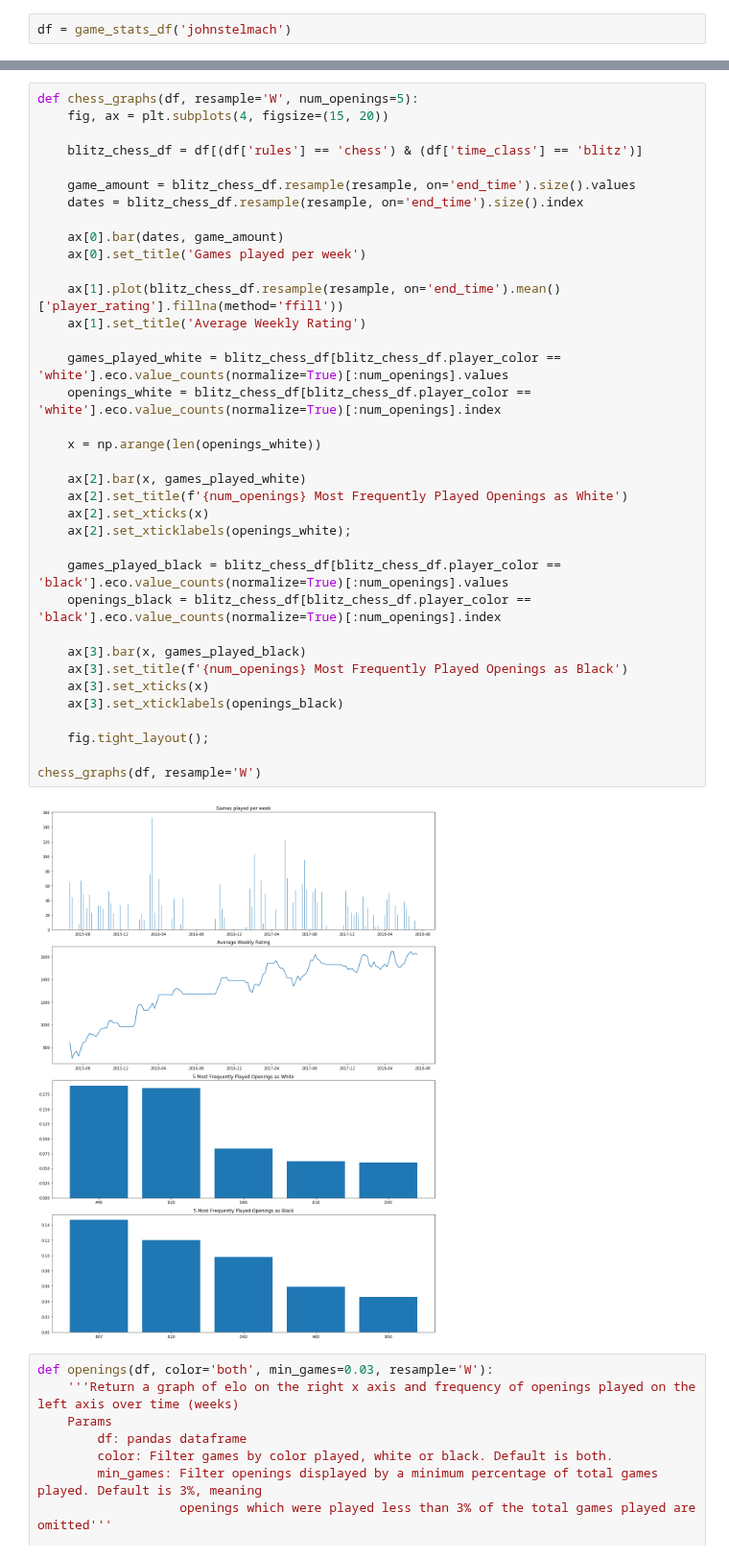
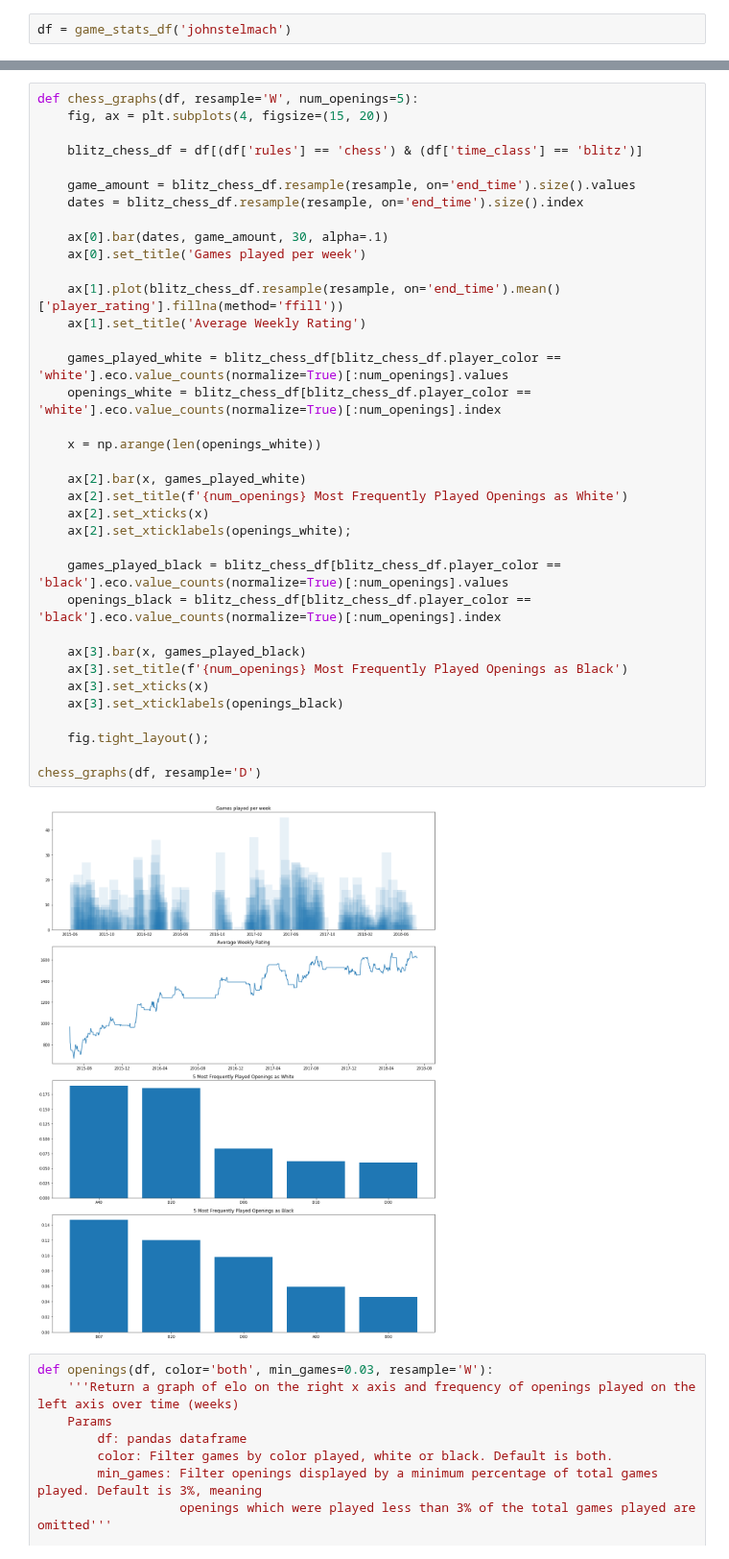
Before and after one commit to Bmcgarry194/ChessStyle, a Jupyter notebook: src/player_stats.ipynb, the cells around one changed output, grey strips where cells are left out. Shown at 96% size. Drawn from its saved outputs; the diff is of its cells as text.

Commit message:
changed chess_graphs

```diff
--- a/src/player_stats.ipynb
+++ b/src/player_stats.ipynb
@@ -135,36 +133,36 @@ def chess_graphs(df, resample='W', num_openings=5):
 
     game_amount = blitz_chess_df.resample(resample, on='end_time').size().values
     dates = blitz_chess_df.resample(resample, on='end_time').size().index
 
-    ax[0].bar(dates, game_amount)
+    ax[0].bar(dates, game_amount, 30, alpha=.1)
     ax[0].set_title('Games played per week')
 
     ax[1].plot(blitz_chess_df.resample(resample, on='end_time').mean()['player_rating'].fillna(method='ffill'))
     ax[1].set_title('Average Weekly Rating')
 
     games_played_white = blitz_chess_df[blitz_chess_df.player_color == 'white'].eco.value_counts(normalize=True)[:num_openings].values
     openings_white = blitz_chess_df[blitz_chess_df.player_color == 'white'].eco.value_counts(normalize=True)[:num_openings].index
 
     x = np.arange(len(openings_white))
 
     ax[2].bar(x, games_played_white)
     ax[2].set_title(f'{num_openings} Most Frequently Played Openings as White')
     ax[2].set_xticks(x)
     ax[2].set_xticklabels(openings_white);
 
     games_played_black = blitz_chess_df[blitz_chess_df.player_color == 'black'].eco.value_counts(normalize=True)[:num_openings].values
     openings_black = blitz_chess_df[blitz_chess_df.player_color == 'black'].eco.value_counts(normalize=True)[:num_openings].index
 
     ax[3].bar(x, games_played_black)
     ax[3].set_title(f'{num_openings} Most Frequently Played Openings as Black')
     ax[3].set_xticks(x)
     ax[3].set_xticklabels(openings_black)
 
     fig.tight_layout();
 
-chess_graphs(df, resample='W')
+chess_graphs(df, resample='D')
 # %% [output]
-[figure, old version]
+[figure, new version]
 # %%
 def openings(df, color='both', min_games=0.03, resample='W'):
     '''Return a graph of elo on the right x axis and frequency of openings played on the left axis over time (weeks)
```
Also changed, not shown: parts of 6 cells of this notebook.
